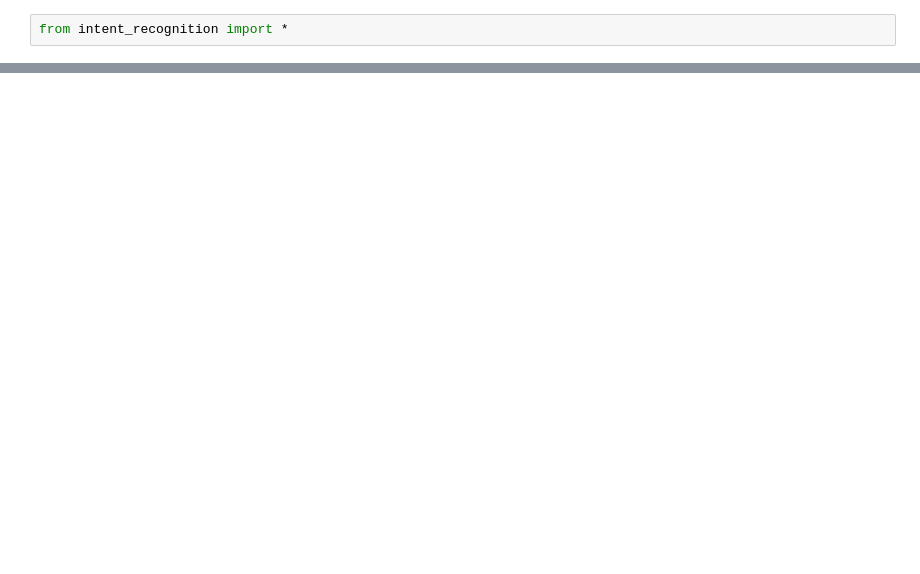
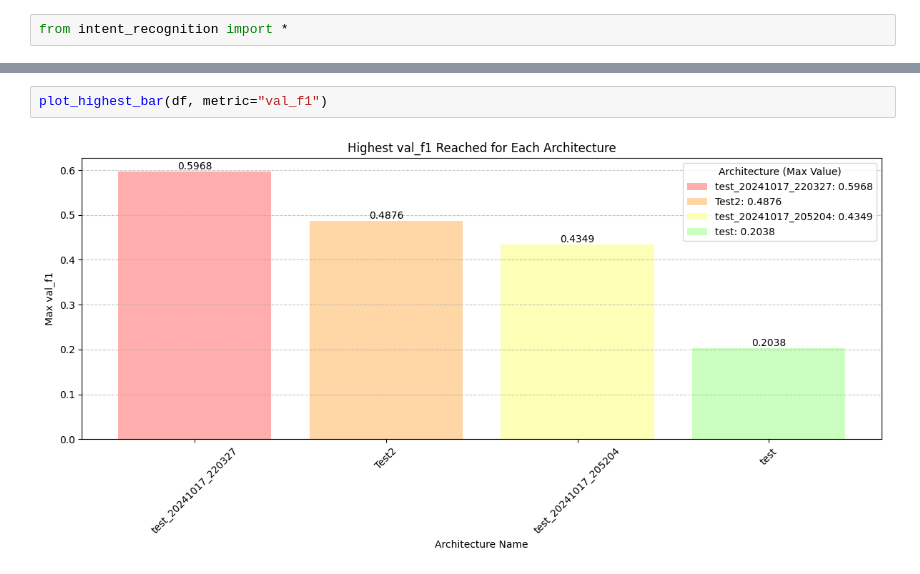
Before and after one commit to pauhidalgoo/frame-based-system, a Jupyter notebook: experiments.ipynb, the cells around one changed output, grey strips where cells are left out. Saved outputs shown, nothing was run; the diff lists cells and outputs as text; blank space fills up the shorter version.

```diff
--- a/experiments.ipynb
+++ b/experiments.ipynb
@@ -170,0 +42,4 @@ plot_compare_architectures(df)
+# %%
+plot_highest_bar(df, metric="val_f1")
+# %% [output]
+[figure, added]
```
Also changed, not shown: parts of 8 cells of this notebook, 5 other files.
